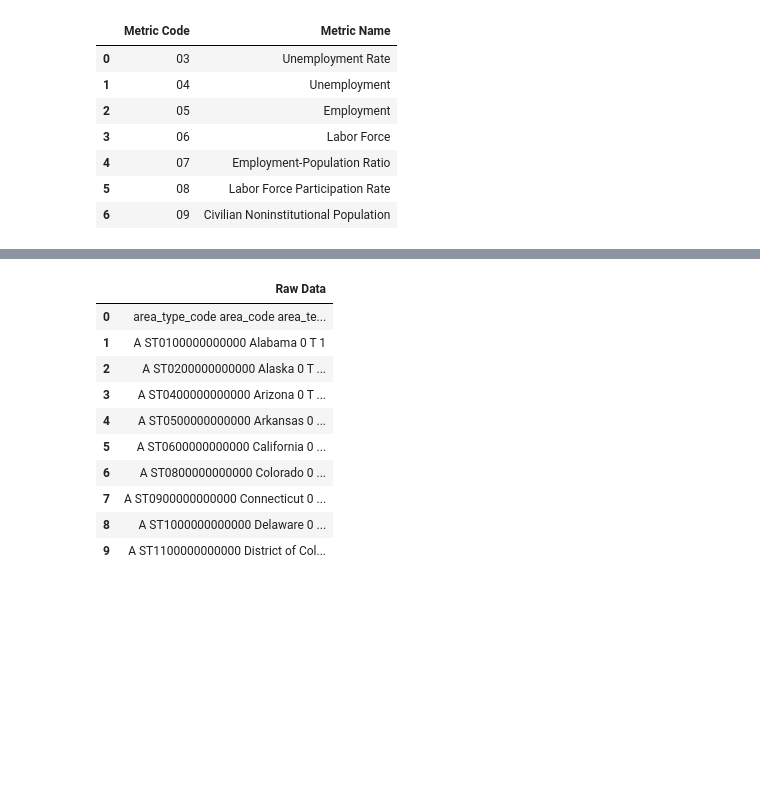
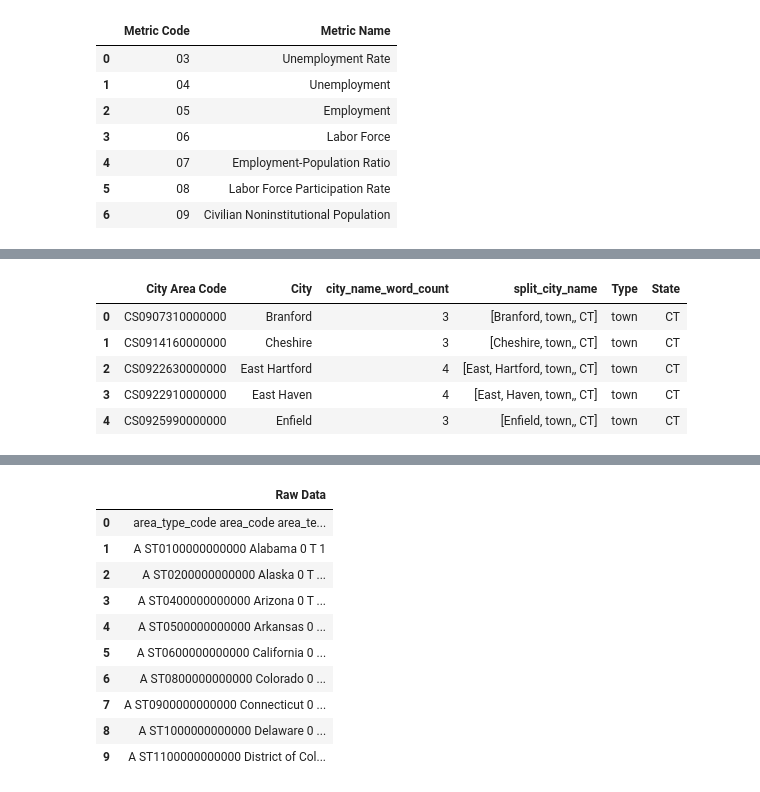
Before and after one commit to ryanmcr17/city-level-employment, a Jupyter notebook: cityDataETL/cityDataETL.ipynb, the cells around one changed output, grey strips where cells are left out. Saved outputs shown, nothing was run; the diff lists cells and outputs as text; code cells hidden in the pictures; blank space fills up the shorter version.

```diff
--- a/cityDataETL/cityDataETL.ipynb
+++ b/cityDataETL/cityDataETL.ipynb
@@ -112,0 +176,13 @@ metric_df.head(10)
+# %%
+
+city_name_word_count = []
+split_city_name = []
+
+for city in city_area_codes_df['City']:
+    city_name_word_count.append(len(city.split()))
+    split_city_name.append(city.split())
+
+city_area_codes_df['city_name_word_count'] = city_name_word_count
+city_area_codes_df['split_city_name'] = split_city_name
+
+city_area_codes_df.head()
@@ -112,0 +196,44 @@ metric_df.head(10)
+# %%
+
+new_city_list = []
+type_list = []
+state_list = []
+
+
+city_series = city_area_codes_df['City']
+city_word_count_series = city_area_codes_df['city_name_word_count']
+split_city_series = city_area_codes_df['split_city_name']
+total_rows = city_series.size
+
+
+for i in range(total_rows):
+
+    city = city_series[i]
+    word_count = city_word_count_series[i]
+    split_city = split_city_series[i]
+
+    new_city = ''
+
+    for j in range(word_count-2):
+
+        if j == 0:
+            new_city += split_city[j]
+        else:
+            new_city += " " + split_city[j]
+
+    new_city_list.append(new_city)
+    type_list.append(split_city[word_count-2].replace(",",""))
+    state_list.append(split_city[word_count-1])
+
+city_area_codes_df['City'] = new_city_list
+city_area_codes_df['Type'] = type_list
+city_area_codes_df['State'] = state_list
+
+city_area_codes_df.head()
+# %% [output]
+|  | City Area Code | City | city_name_word_count | split_city_name | Type | State |
+| 0 | CS0907310000000 | Branford | 3 | [Branford, town,, CT] | town | CT |
+| 1 | CS0914160000000 | Cheshire | 3 | [Cheshire, town,, CT] | town | CT |
+| 2 | CS0922630000000 | East Hartford | 4 | [East, Hartford, town,, CT] | town | CT |
+| 3 | CS0922910000000 | East Haven | 4 | [East, Haven, town,, CT] | town | CT |
+| 4 | CS0925990000000 | Enfield | 3 | [Enfield, town,, CT] | town | CT |
```
Also changed, not shown: parts of 14 cells of this notebook, 5 other files.
